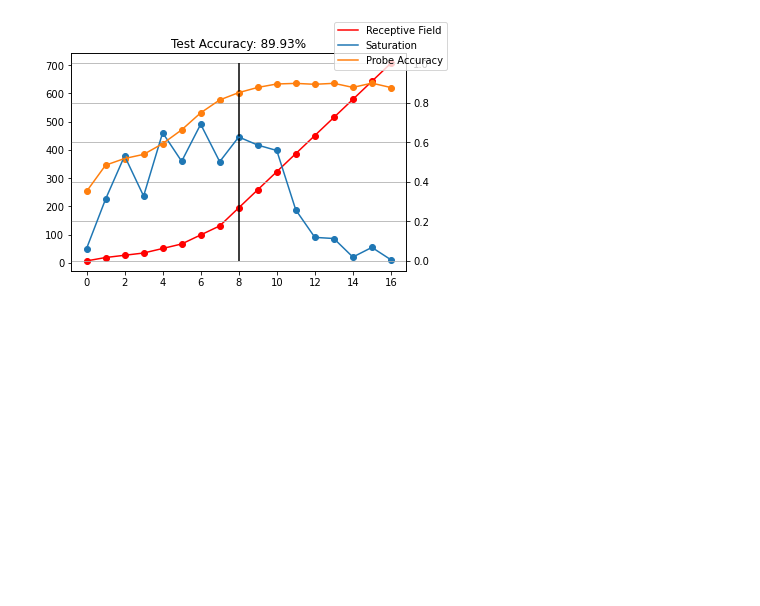
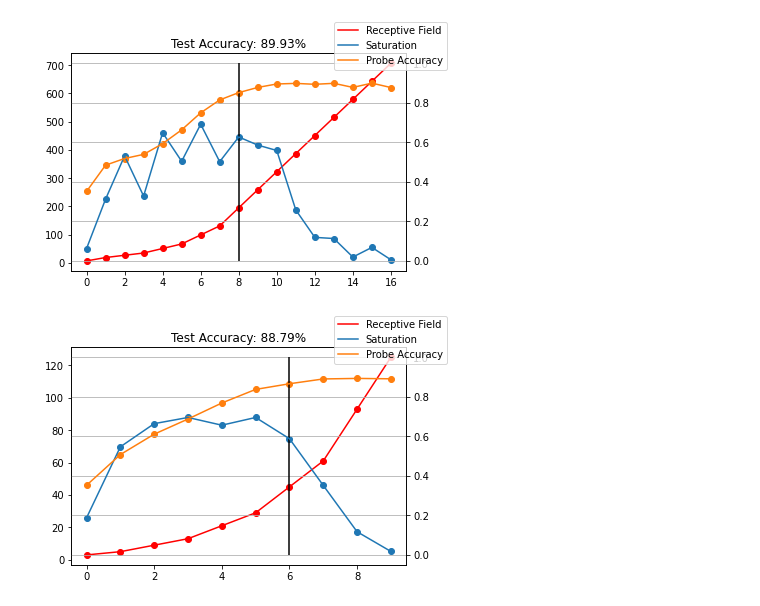
Before and after one commit to delve-team/delve-deep-dive, a Jupyter notebook: receptive_field_analysis.ipynb, the cells around one changed output. Cells and saved outputs as stored; diff of their text form; code cells hidden in the pictures; blank space fills up the shorter version.

Commit message:
added configs for receptive field size experiments

```diff
--- a/receptive_field_analysis.ipynb
+++ b/receptive_field_analysis.ipynb
@@ -320,3 +320,15 @@ run_id = 'RF3'
 plot_receptive_field(model, dataset, batch_size, epochs, downsampling, thresh, run_id)
 # %% [output]
 [figure]
+# %%
+model = 'VGG13_Strides'
+dataset = 'Cifar10'
+batch_size = 128
+epochs = 30
+downsampling = 'None'
+thresh = 10000
+run_id = 'RF3'
+
+plot_receptive_field(model, dataset, batch_size, epochs, downsampling, thresh, run_id)
+# %% [output]
+[figure, added]
```
Also changed, not shown: parts of 1 cell of this notebook, 5 other files.
